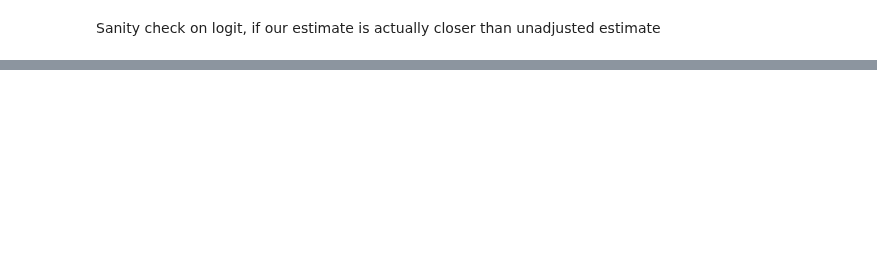
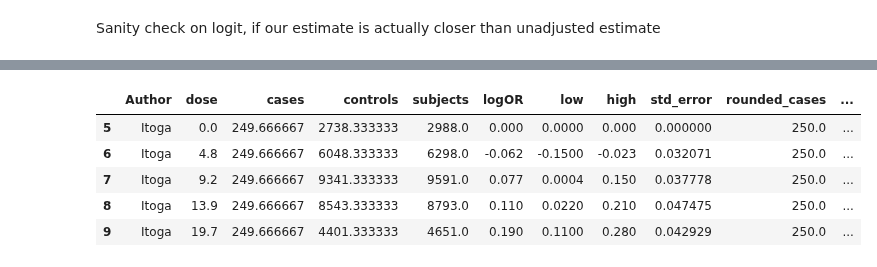
Before and after one commit to ihmeuw-msca/CorrelationCorrection, a Jupyter notebook: IHME_data_ex.ipynb, the cells around one changed output, grey strips where cells are left out. Cells and saved outputs as stored; diff of their text form; code cells hidden in the pictures; blank space fills up the shorter version.

```diff
--- a/IHME_data_ex.ipynb
+++ b/IHME_data_ex.ipynb
@@ -488,0 +502,13 @@ x1             0.1895      0.005     39.940      0.000       0.180       0.199
+# %%
+study_df_i["rounded_cases"] = np.round(study_df_i["cases"].to_numpy())
+study_df_i["rounded_controls"] = np.round(study_df_i["controls"].to_numpy())
+# %%
+study_df_i["dose"] -= study_df_i["dose"].to_numpy()[0]
+study_df_i
+# %% [output]
+|  | Author | dose | cases | controls | subjects | logOR | low | high | std_error | rounded_cases | ... |
+| 5 | Itoga | 0.0 | 249.666667 | 2738.333333 | 2988.0 | 0.000 | 0.0000 | 0.000 | 0.000000 | 250.0 | ... |
+| 6 | Itoga | 4.8 | 249.666667 | 6048.333333 | 6298.0 | -0.062 | -0.1500 | -0.023 | 0.032071 | 250.0 | ... |
+| 7 | Itoga | 9.2 | 249.666667 | 9341.333333 | 9591.0 | 0.077 | 0.0004 | 0.150 | 0.037778 | 250.0 | ... |
+| 8 | Itoga | 13.9 | 249.666667 | 8543.333333 | 8793.0 | 0.110 | 0.0220 | 0.210 | 0.047475 | 250.0 | ... |
+| 9 | Itoga | 19.7 | 249.666667 | 4401.333333 | 4651.0 | 0.190 | 0.1100 | 0.280 | 0.042929 | 250.0 | ... |
```
Also changed, not shown: parts of 23 cells of this notebook, 1 other file.
